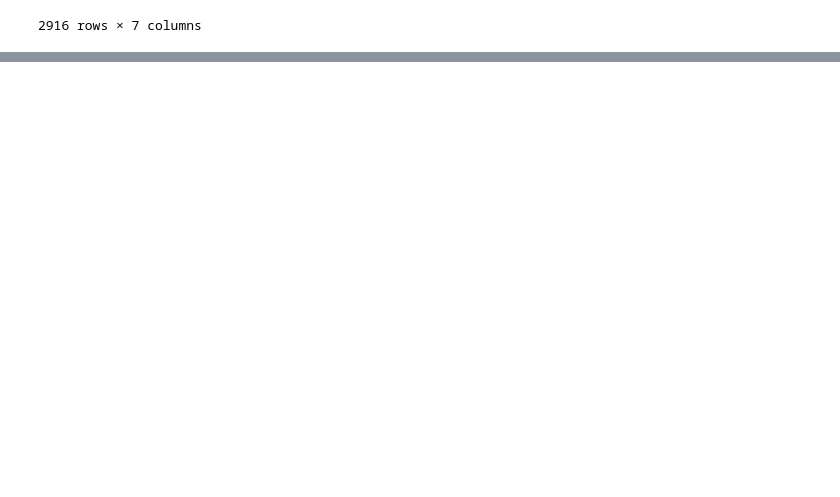
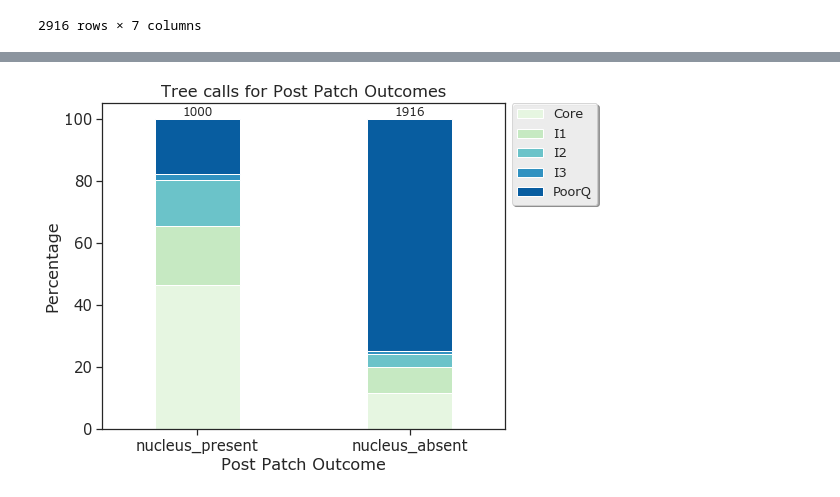
Before and after one commit to ramr24/Personal, a Jupyter notebook: ivscc_paper/template.ipynb, the cells around one changed output, grey strips where cells are left out. Cells and saved outputs as stored; diff of their text form; code cells hidden in the pictures; blank space fills up the shorter version.

```diff
--- a/ivscc_paper/template.ipynb
+++ b/ivscc_paper/template.ipynb
@@ -104 +144,35 @@ met_df
+# %%
+def piv_table(df):
+    df1 = df.loc[:,["postPatch", "Tree_call", "Data"]]
+    df1 = df.groupby(["postPatch", "Tree_call"]).count()
+    df1 = df1.rename(columns = {"Data" : ""})
+    df1.reset_index(inplace = True)
+    df1 = df1.pivot_table(values=[''], index=["postPatch"], columns = ["Tree_call"], aggfunc="sum")
+    return df1
+
+def stacked_plot(df):
+    nuc_order = ["nucleus_present", "nucleus_absent"]
+    my_colors = ['#74c476', '#de2d26']
+    bp = df.loc[nuc_order].plot(kind="bar", stacked = True, figsize= (8,6), rot = 0,
+                 colormap=ListedColormap(sns.color_palette("GnBu", 10)),width = 0.4)
+
+    bp.legend(["Core", "I1", "I2", "I3", "PoorQ"], loc = 0, bbox_to_anchor = (1, 1.02),
+              frameon = True, shadow = True, fontsize = 13)
+
+    plt.subplots_adjust(left = 0.1, right = 0.8, bottom = None, top = None, wspace=None, hspace=None)
+    #This helps if axis labels are getting cutoff when saving final image
+
+    #Rusty's Method figure it out later
+    rects = bp.patches
+    labels = post_patch_totals
+
+    #Rusty's Method figure it out later
+    for rect, label in zip (rects, labels):
+        height = 100
+        x_value = rect.get_x() + rect.get_width() / 2
+        bp.text(rect.get_x() + rect.get_width()/2, height, label, ha='center', va='bottom', size = 12)
+
+    bp.set_title("Tree calls for Post Patch Outcomes")
+    bp.set(xlabel = "Post Patch Outcome", ylabel = "Percentage")
+    plt.savefig(graph_path + "met_stk.jpeg", bbox_inches="tight")
 # %% [markdown]
@@ -124,0 +190,6 @@ vioplt("Genes.Detected.CPM", "Number of genes", met_df)
+# %%
+met_df1 = piv_table(met_df)
+post_patch_totals = list(met_df1.sum(1))
+post_patch_totals = [int(x) for x in post_patch_totals]
+met_df1 = met_df1.div(met_df1.sum(1), axis=0) * 100
+met_df1
@@ -124,0 +202,4 @@ vioplt("Genes.Detected.CPM", "Number of genes", met_df)
+# %%
+stacked_plot(met_df1)
+# %% [output]
+[figure, added]
```
Also changed, not shown: parts of 26 cells of this notebook, 7 other files.
